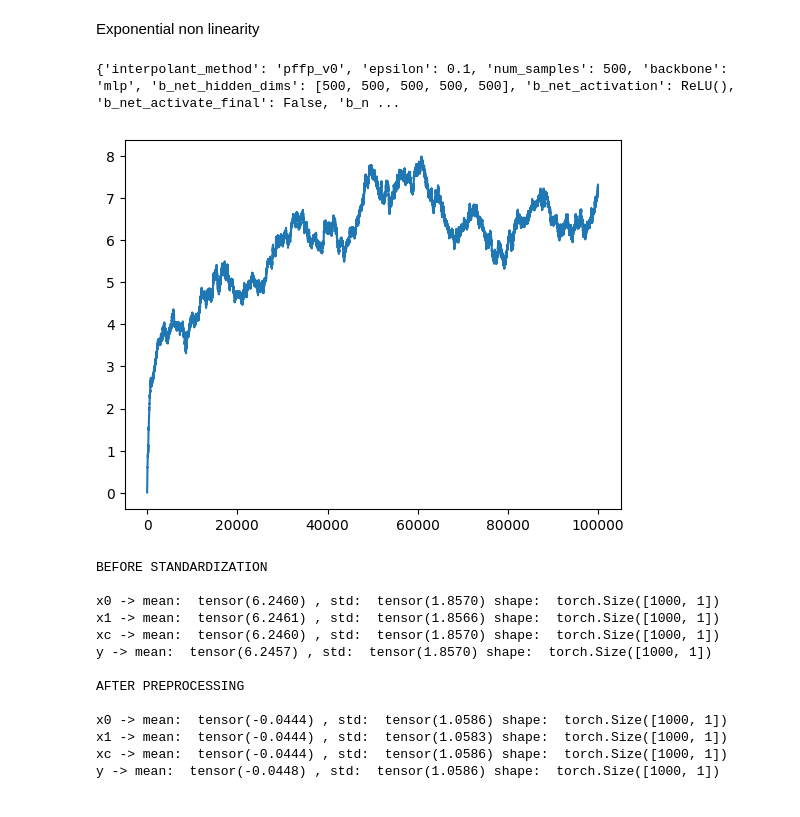
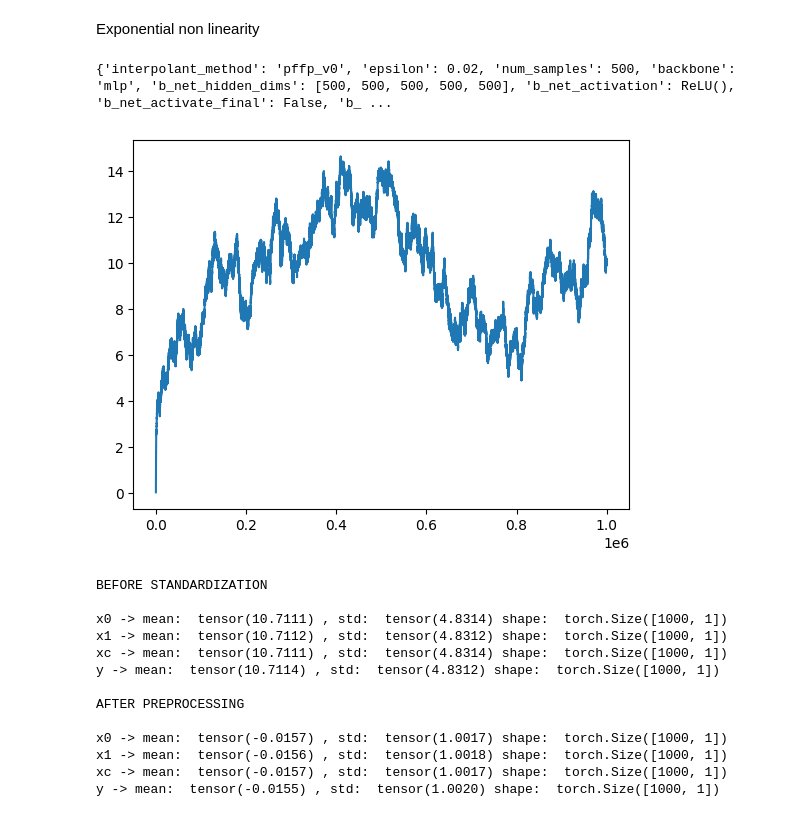
Before and after one commit to FMGS666/interpolant-filtering, a Jupyter notebook: notebooks/nlg.ipynb, the cells around one changed output. Drawn from its saved outputs; the diff is of its cells as text; code cells hidden in the pictures.

```diff
--- a/notebooks/nlg.ipynb
+++ b/notebooks/nlg.ipynb
@@ -44,10 +44,8 @@ DEVICES = {
 non_linearity = "exp"
 num_dims = 1
 num_sims = 1_000
-#num_iters = 1_000_000
-num_iters = 100_000
-step_size = 1e-2 # default
-#step_size = 1e-0
+num_iters = 1_000_000
+step_size = 1e-2
 sigma_x = 1e-2
 sigma_y = 1e-2
 beta = 1e-0
@@ -57,32 +55,25 @@ num_observations_to_plot = 1_000
 num_iters_to_plot = 200
 
 ## defining model settings
-#b_net_amortized = True
 b_net_amortized = False
 b_net_lr = 1e-3
-#b_net_lr = 1e-2
-#b_net_num_grad_steps = 300
 b_net_num_grad_steps = 100
 
 ## defining sampling settings
-num_samples = 300
-num_time_steps = 100
+num_samples = 500
+num_time_steps = 300
 
 ## defining mc estimation settings
 num_mc_samples = 500
 
 ## defining optimizer and scheduler settings
-scheduler = "none"
-#scheduler = "cosine_annealing"
+scheduler = "cosine_annealing"
 optimizer = "adam-w"
 
 ## defining preprocessing settings
-#preprocessing = "none"
 preprocessing = "sim"
-#preprocessing = "batch"
 
 ## defining hiden dimensions
-#hidden_widths = [500]
 hidden_widths = [500]*5
 
 ## defining interpolant settings
@@ -146,47 +137,46 @@ ensure_reproducibility(random_seed)
 print(args)
 
 ## creating experiment
-experiment_nlg_exp = create_experiment(args)
+experiment = create_experiment(args)
 # %% [output]
-{'interpolant_method': 'pffp_v0', 'epsilon': 0.1, 'num_samples': 500, 'backbone': 'mlp', 'b_net_hidden_dims': [500, 500, 500, 500, 500], 'b_net_activation': ReLU(), 'b_net_activate_final': False, 'b_n ...
+{'interpolant_method': 'pffp_v0', 'epsilon': 0.02, 'num_samples': 500, 'backbone': 'mlp', 'b_net_hidden_dims': [500, 500, 500, 500, 500], 'b_net_activation': ReLU(), 'b_net_activate_final': False, 'b_ ...
 # %%
-PLOT_SIMULATION = False
 PLOT_SIMULATION = True
 if PLOT_SIMULATION:
     ## plotting
     ## retrieving data
-    latent_states_nlg_exp = torch.squeeze(experiment_nlg_exp.ssm.sim["latent_states"]).numpy().T
-    observations_nlg_exp = torch.squeeze(experiment_nlg_exp.ssm.sim["latent_states"]).numpy().T
+    latent_states_nlg_exp = torch.squeeze(experiment.ssm.sim["latent_states"]).numpy().T
+    observations_nlg_exp = torch.squeeze(experiment.ssm.sim["latent_states"]).numpy().T
     ## constructing data frame
     observation_indices = np.arange(args["num_iters"])
     observation_indices = np.arange(num_iters_to_plot)
     latent_states_nlg_exp = pd.DataFrame(latent_states_nlg_exp[:num_observations_to_plot, :num_iters_to_plot], columns = observation_indices)
     ## ridge plot
     #fig, axes = joypy.joyplot(latent_states_nlg_exp, ylabels=False)
-    plt.plot(experiment_nlg_exp.ssm.sim["latent_states"][:, 0, 0])
-    #plt.plot(experiment_nlg_exp.ssm.sim["observations"][:, 0, 0])
+    plt.plot(experiment.ssm.sim["latent_states"][:, 0, 0])
+    #plt.plot(experiment.ssm.sim["observations"][:, 0, 0])
 # %% [output]
-[figure, old version]
+[figure, new version]
 # %%
-batch = experiment_nlg_exp.get_batch()
+batch = experiment.get_batch()
 print("BEFORE STANDARDIZATION\n")
 for k, v in batch.items():
     print(k, "-> mean: ", v.mean(), ", std: ", v.std(), "shape: ", v.shape)
-batch = experiment_nlg_exp.preprocessing(batch)
+batch = experiment.preprocessing(batch)
 print("\nAFTER PREPROCESSING\n")
 for k, v in batch.items():
     print(k, "-> mean: ", v.mean(), ", std: ", v.std(), "shape: ", v.shape)
 # %% [output]
 BEFORE STANDARDIZATION
 
-x0 -> mean:  tensor(6.2460) , std:  tensor(1.8570) shape:  torch.Size([1000, 1])
-x1 -> mean:  tensor(6.2461) , std:  tensor(1.8566) shape:  torch.Size([1000, 1])
-xc -> mean:  tensor(6.2460) , std:  tensor(1.8570) shape:  torch.Size([1000, 1])
-y -> mean:  tensor(6.2457) , std:  tensor(1.8570) shape:  torch.Size([1000, 1])
+x0 -> mean:  tensor(10.7111) , std:  tensor(4.8314) shape:  torch.Size([1000, 1])
+x1 -> mean:  tensor(10.7112) , std:  tensor(4.8312) shape:  torch.Size([1000, 1])
+xc -> mean:  tensor(10.7111) , std:  tensor(4.8314) shape:  torch.Size([1000, 1])
+y -> mean:  tensor(10.7114) , std:  tensor(4.8312) shape:  torch.Size([1000, 1])
 
 AFTER PREPROCESSING
 
-x0 -> mean:  tensor(-0.0444) , std:  tensor(1.0586) shape:  torch.Size([1000, 1])
-x1 -> mean:  tensor(-0.0444) , std:  tensor(1.0583) shape:  torch.Size([1000, 1])
-xc -> mean:  tensor(-0.0444) , std:  tensor(1.0586) shape:  torch.Size([1000, 1])
-y -> mean:  tensor(-0.0448) , std:  tensor(1.0586) shape:  torch.Size([1000, 1])
+x0 -> mean:  tensor(-0.0157) , std:  tensor(1.0017) shape:  torch.Size([1000, 1])
+x1 -> mean:  tensor(-0.0156) , std:  tensor(1.0018) shape:  torch.Size([1000, 1])
+xc -> mean:  tensor(-0.0157) , std:  tensor(1.0017) shape:  torch.Size([1000, 1])
+y -> mean:  tensor(-0.0155) , std:  tensor(1.0020) shape:  torch.Size([1000, 1])
```
Also changed, not shown: parts of 3 cells of this notebook.
